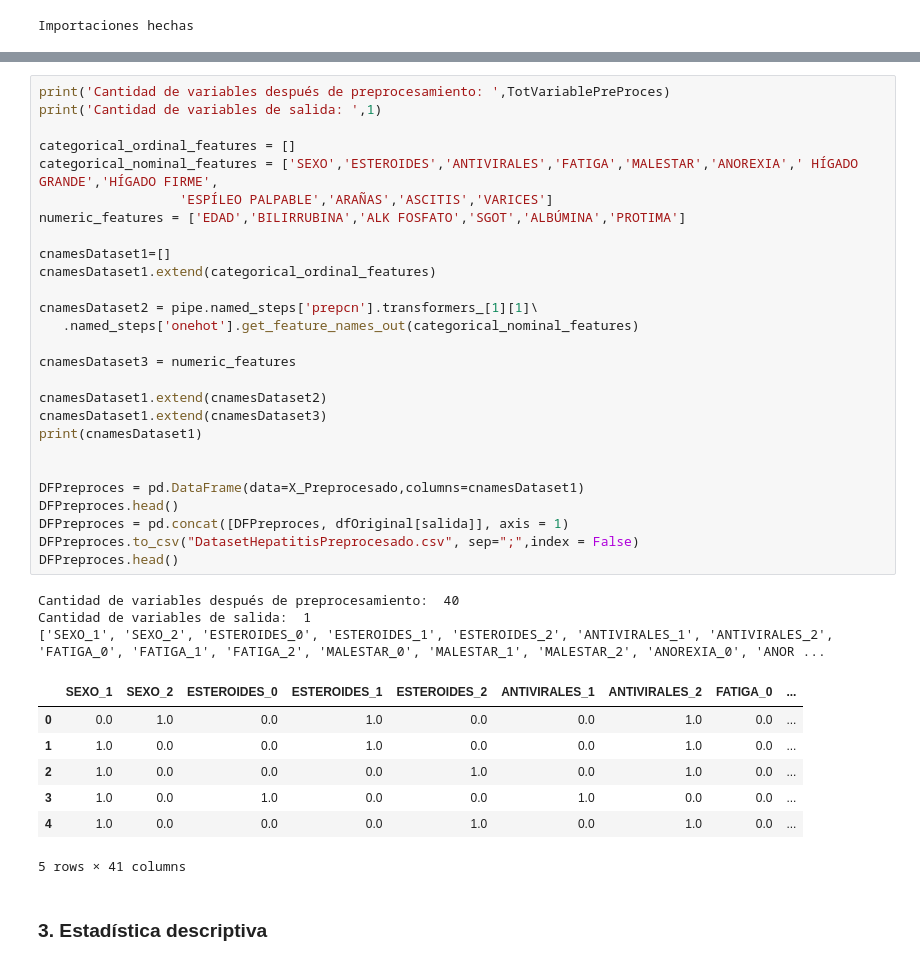
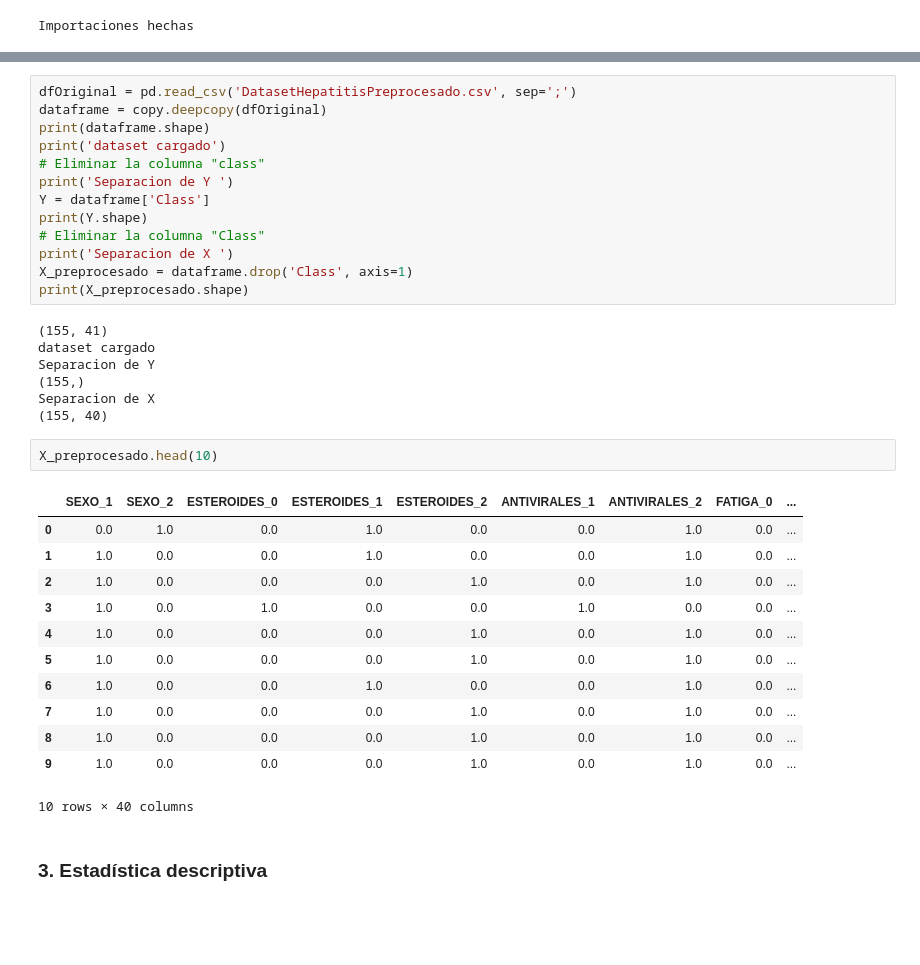
Before and after one commit to CosmicAdc/RedesNeuronales, a Jupyter notebook: Nueva carpeta (23)/RedesNeuronalesHepatitis.ipynb, the cells around one changed output, grey strips where cells are left out. Drawn from its saved outputs; the diff is of its cells as text; blank space fills up the shorter version.

```diff
--- a/Nueva carpeta (23)/RedesNeuronalesHepatitis.ipynb
+++ b/Nueva carpeta (23)/RedesNeuronalesHepatitis.ipynb
@@ -300,41 +60,38 @@ pipe.named_steps['prepcn'].transformers_[1]
-# %%
-print('Cantidad de variables después de preprocesamiento: ',TotVariablePreProces)
-print('Cantidad de variables de salida: ',1)
-
-categorical_ordinal_features = []
-categorical_nominal_features = ['SEXO','ESTEROIDES','ANTIVIRALES','FATIGA','MALESTAR','ANOREXIA',' HÍGADO GRANDE','HÍGADO FIRME',
-                  'ESPÍLEO PALPABLE','ARAÑAS','ASCITIS','VARICES']
-numeric_features = ['EDAD','BILIRRUBINA','ALK FOSFATO','SGOT','ALBÚMINA','PROTIMA']
-
-cnamesDataset1=[]
-cnamesDataset1.extend(categorical_ordinal_features)
-
-cnamesDataset2 = pipe.named_steps['prepcn'].transformers_[1][1]\
-   .named_steps['onehot'].get_feature_names_out(categorical_nominal_features)
-
-cnamesDataset3 = numeric_features
-
-cnamesDataset1.extend(cnamesDataset2)
-cnamesDataset1.extend(cnamesDataset3)
-print(cnamesDataset1)
-
-
-DFPreproces = pd.DataFrame(data=X_Preprocesado,columns=cnamesDataset1)
-DFPreproces.head()
-DFPreproces = pd.concat([DFPreproces, dfOriginal[salida]], axis = 1)
-DFPreproces.to_csv("DatasetHepatitisPreprocesado.csv", sep=";",index = False)
-DFPreproces.head()
-# %% [output]
-Cantidad de variables después de preprocesamiento:  40
-Cantidad de variables de salida:  1
-['SEXO_1', 'SEXO_2', 'ESTEROIDES_0', 'ESTEROIDES_1', 'ESTEROIDES_2', 'ANTIVIRALES_1', 'ANTIVIRALES_2', 'FATIGA_0', 'FATIGA_1', 'FATIGA_2', 'MALESTAR_0', 'MALESTAR_1', 'MALESTAR_2', 'ANOREXIA_0', 'ANOR ...
-|  | SEXO_1 | SEXO_2 | ESTEROIDES_0 | ESTEROIDES_1 | ESTEROIDES_2 | ANTIVIRALES_1 | ANTIVIRALES_2 | FATIGA_0 | ... |
-| 0 | 0.0 | 1.0 | 0.0 | 1.0 | 0.0 | 0.0 | 1.0 | 0.0 | ... |
-| 1 | 1.0 | 0.0 | 0.0 | 1.0 | 0.0 | 0.0 | 1.0 | 0.0 | ... |
-| 2 | 1.0 | 0.0 | 0.0 | 0.0 | 1.0 | 0.0 | 1.0 | 0.0 | ... |
-| 3 | 1.0 | 0.0 | 1.0 | 0.0 | 0.0 | 1.0 | 0.0 | 0.0 | ... |
-| 4 | 1.0 | 0.0 | 0.0 | 0.0 | 1.0 | 0.0 | 1.0 | 0.0 | ... |
-5 rows × 41 columns
+# %%
+dfOriginal = pd.read_csv('DatasetHepatitisPreprocesado.csv', sep=';')
+dataframe = copy.deepcopy(dfOriginal)
+print(dataframe.shape)
+print('dataset cargado')
+# Eliminar la columna "class"
+print('Separacion de Y ')
+Y = dataframe['Class']
+print(Y.shape)
+# Eliminar la columna "Class"
+print('Separacion de X ')
+X_preprocesado = dataframe.drop('Class', axis=1)
+print(X_preprocesado.shape)
+# %% [output]
+(155, 41)
+dataset cargado
+Separacion de Y
+(155,)
+Separacion de X
+(155, 40)
+# %%
+X_preprocesado.head(10)
+# %% [output]
+|  | SEXO_1 | SEXO_2 | ESTEROIDES_0 | ESTEROIDES_1 | ESTEROIDES_2 | ANTIVIRALES_1 | ANTIVIRALES_2 | FATIGA_0 | ... |
+| 0 | 0.0 | 1.0 | 0.0 | 1.0 | 0.0 | 0.0 | 1.0 | 0.0 | ... |
+| 1 | 1.0 | 0.0 | 0.0 | 1.0 | 0.0 | 0.0 | 1.0 | 0.0 | ... |
+| 2 | 1.0 | 0.0 | 0.0 | 0.0 | 1.0 | 0.0 | 1.0 | 0.0 | ... |
+| 3 | 1.0 | 0.0 | 1.0 | 0.0 | 0.0 | 1.0 | 0.0 | 0.0 | ... |
+| 4 | 1.0 | 0.0 | 0.0 | 0.0 | 1.0 | 0.0 | 1.0 | 0.0 | ... |
+| 5 | 1.0 | 0.0 | 0.0 | 0.0 | 1.0 | 0.0 | 1.0 | 0.0 | ... |
+| 6 | 1.0 | 0.0 | 0.0 | 1.0 | 0.0 | 0.0 | 1.0 | 0.0 | ... |
+| 7 | 1.0 | 0.0 | 0.0 | 0.0 | 1.0 | 0.0 | 1.0 | 0.0 | ... |
+| 8 | 1.0 | 0.0 | 0.0 | 0.0 | 1.0 | 0.0 | 1.0 | 0.0 | ... |
+| 9 | 1.0 | 0.0 | 0.0 | 0.0 | 1.0 | 0.0 | 1.0 | 0.0 | ... |
+10 rows × 40 columns
 # %% [markdown]
 <h3>3. Estadística descriptiva </h3>
 # %% [markdown]
```
Also changed, not shown: parts of 31 cells of this notebook, 2 other files.
